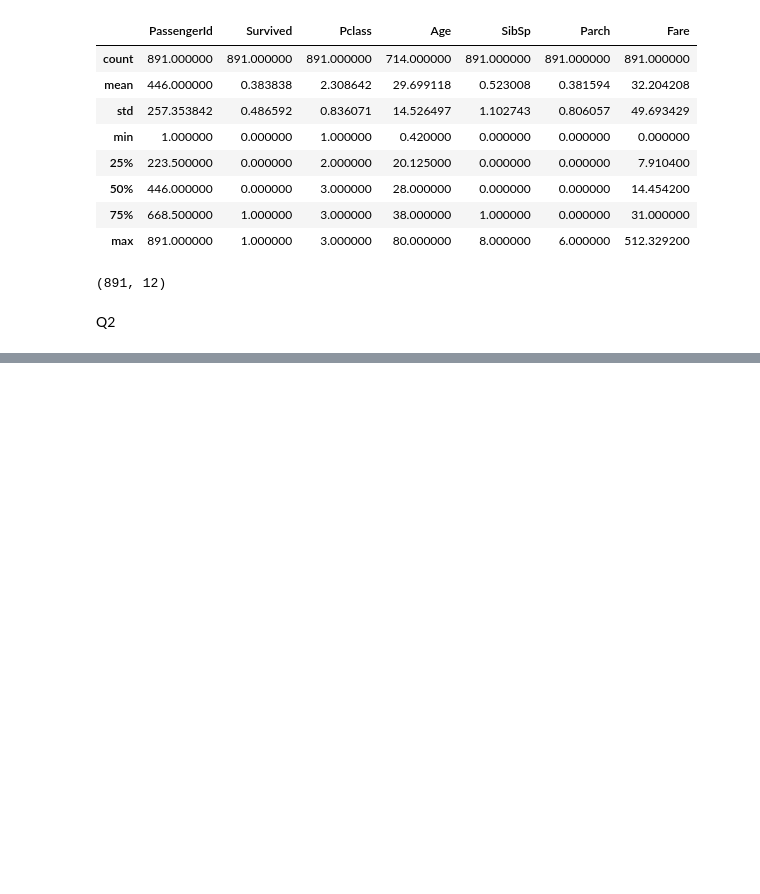
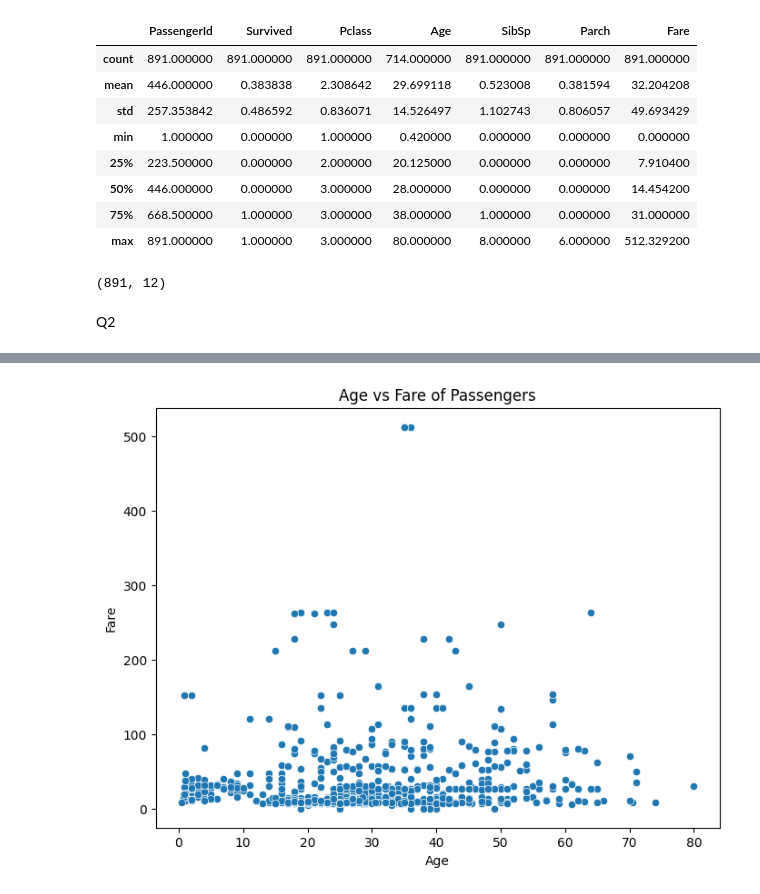
Before and after one commit to 2347253/Python-Lab, a Jupyter notebook: shawn_253_lab8.ipynb, the cells around one changed output, grey strips where cells are left out. Saved outputs shown, nothing was run; the diff lists cells and outputs as text; code cells hidden in the pictures; blank space fills up the shorter version.

```diff
--- a/shawn_253_lab8.ipynb
+++ b/shawn_253_lab8.ipynb
@@ -75,0 +109,14 @@ plt.show()
+# %%
+#Visualize the comparison of Age and Fare of Passengers using the Scatterplot.
+import numpy as np
+import pandas as pd
+import seaborn as sns
+import matplotlib.pyplot as plt
+plt.figure(figsize=(8, 6))
+sns.scatterplot(x='Age', y='Fare', data=df)
+plt.title('Age vs Fare of Passengers')
+plt.xlabel('Age')
+plt.ylabel('Fare')
+plt.show()
+# %% [output]
+[figure, added]
```
Also changed, not shown: parts of 3 cells of this notebook.
